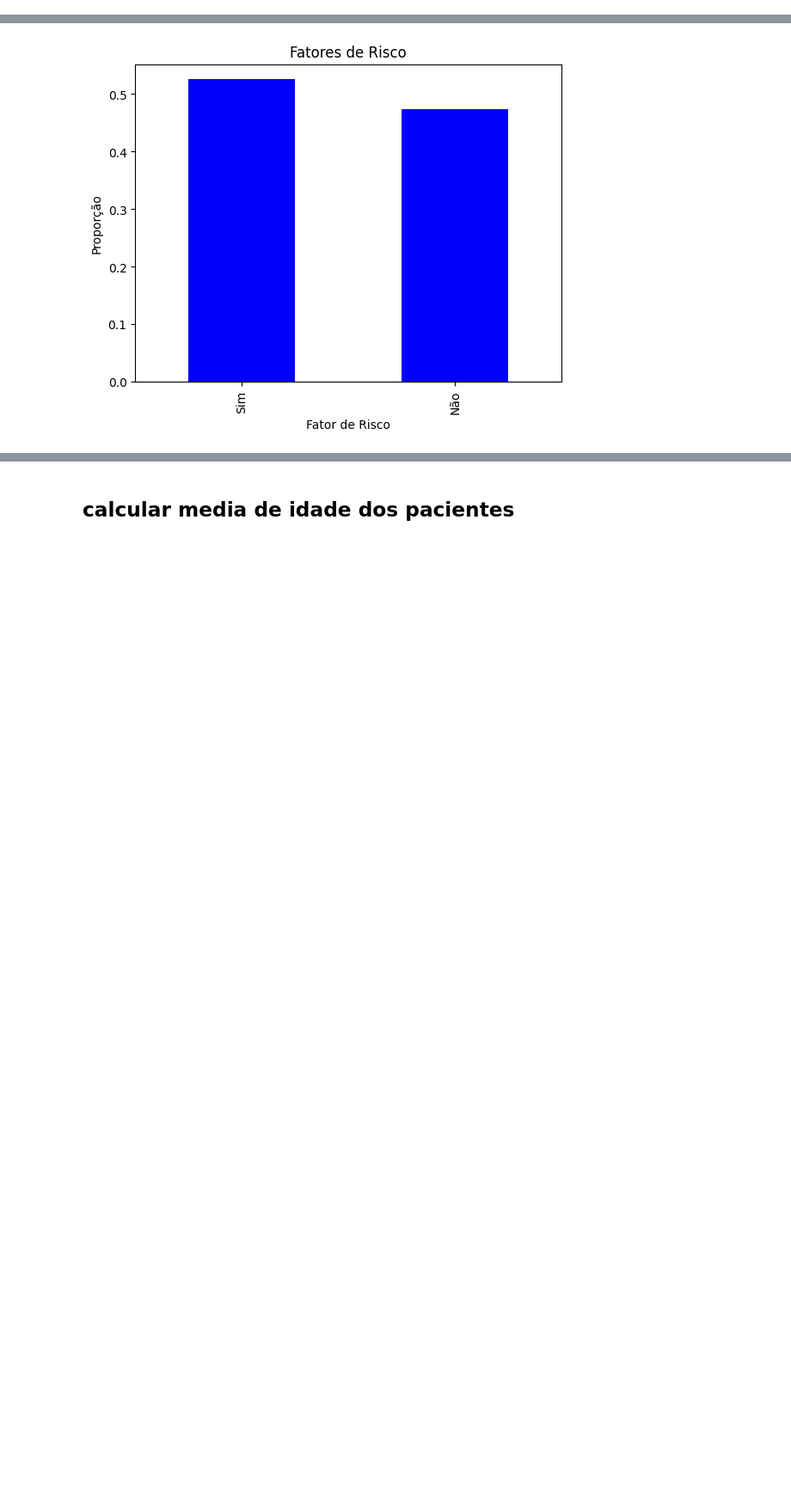
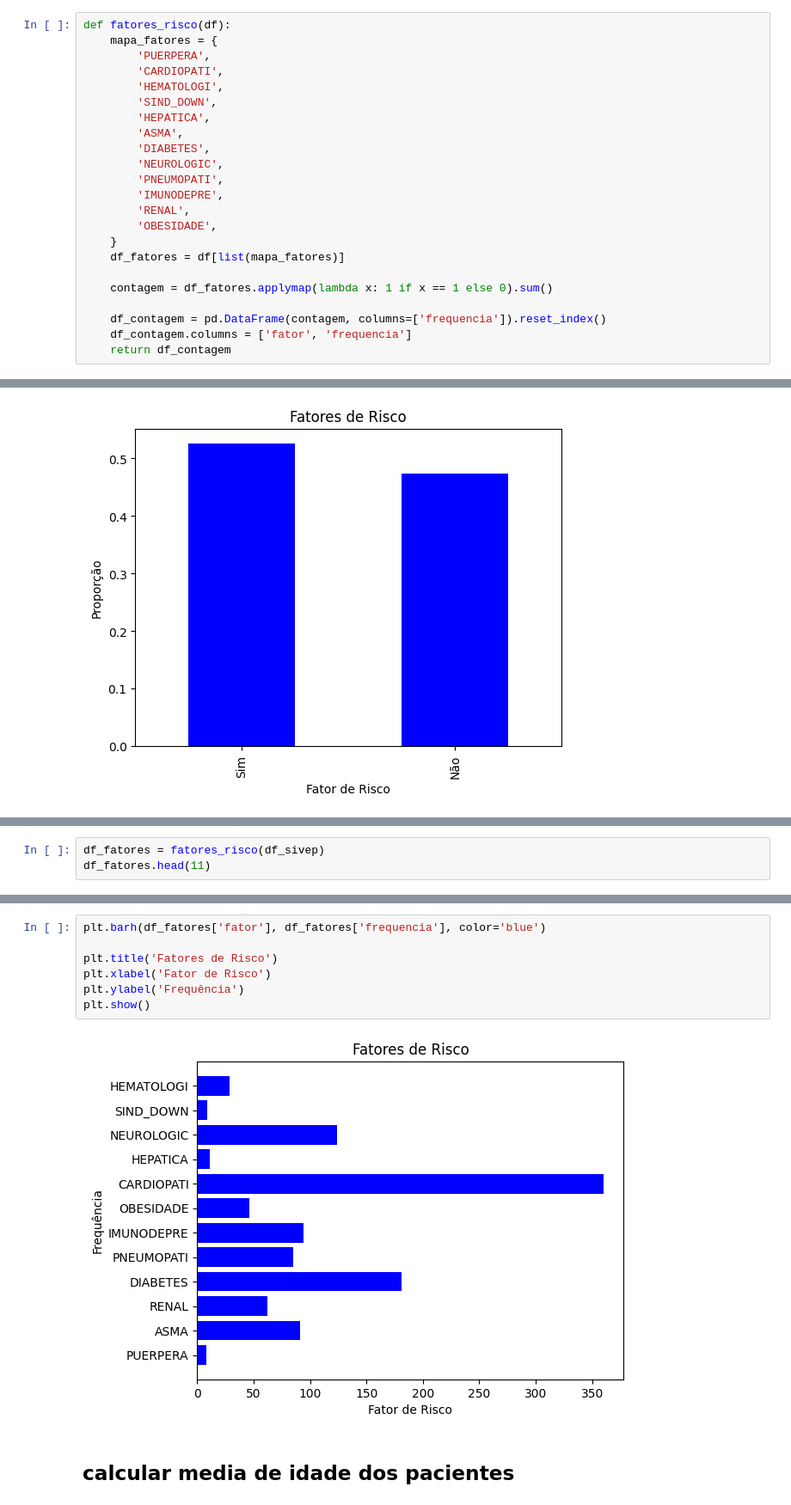
Before and after one commit to Gefft3/ecos-da-rota, a Jupyter notebook: plots.ipynb, the cells around one changed output, grey strips where cells are left out. Shown: that part at 86% size. Cells and saved outputs as stored; diff of their text form; blank space fills up the shorter version.

```diff
--- a/plots.ipynb
+++ b/plots.ipynb
@@ -79,3 +79,26 @@ def doenca_mais_frequente(df):
 def fator_risco(df):
     df_risco = df['FATOR_RISC'].value_counts(normalize=True)
     return df_risco
+# %%
+def fatores_risco(df):
+    mapa_fatores = {
+        'PUERPERA',
+        'CARDIOPATI',
+        'HEMATOLOGI',
+        'SIND_DOWN',
+        'HEPATICA',
+        'ASMA',
+        'DIABETES',
+        'NEUROLOGIC',
+        'PNEUMOPATI',
+        'IMUNODEPRE',
+        'RENAL',
+        'OBESIDADE',
+    }
+    df_fatores = df[list(mapa_fatores)]
+
+    contagem = df_fatores.applymap(lambda x: 1 if x == 1 else 0).sum()
+
+    df_contagem = pd.DataFrame(contagem, columns=['frequencia']).reset_index()
+    df_contagem.columns = ['fator', 'frequencia']
+    return df_contagem
@@ -190,0 +235,3 @@ plt.show()
+# %%
+df_fatores = fatores_risco(df_sivep)
+df_fatores.head(11)
@@ -191,3 +251,12 @@ plt.show()
+# %%
+plt.barh(df_fatores['fator'], df_fatores['frequencia'], color='blue')
+
+plt.title('Fatores de Risco')
+plt.xlabel('Fator de Risco')
+plt.ylabel('Frequência')
+plt.show()
+# %% [output]
+[figure, added]
 # %% [markdown]
 ## calcular media de idade dos pacientes
 # %%
```
Also changed, not shown: parts of 12 cells of this notebook.
